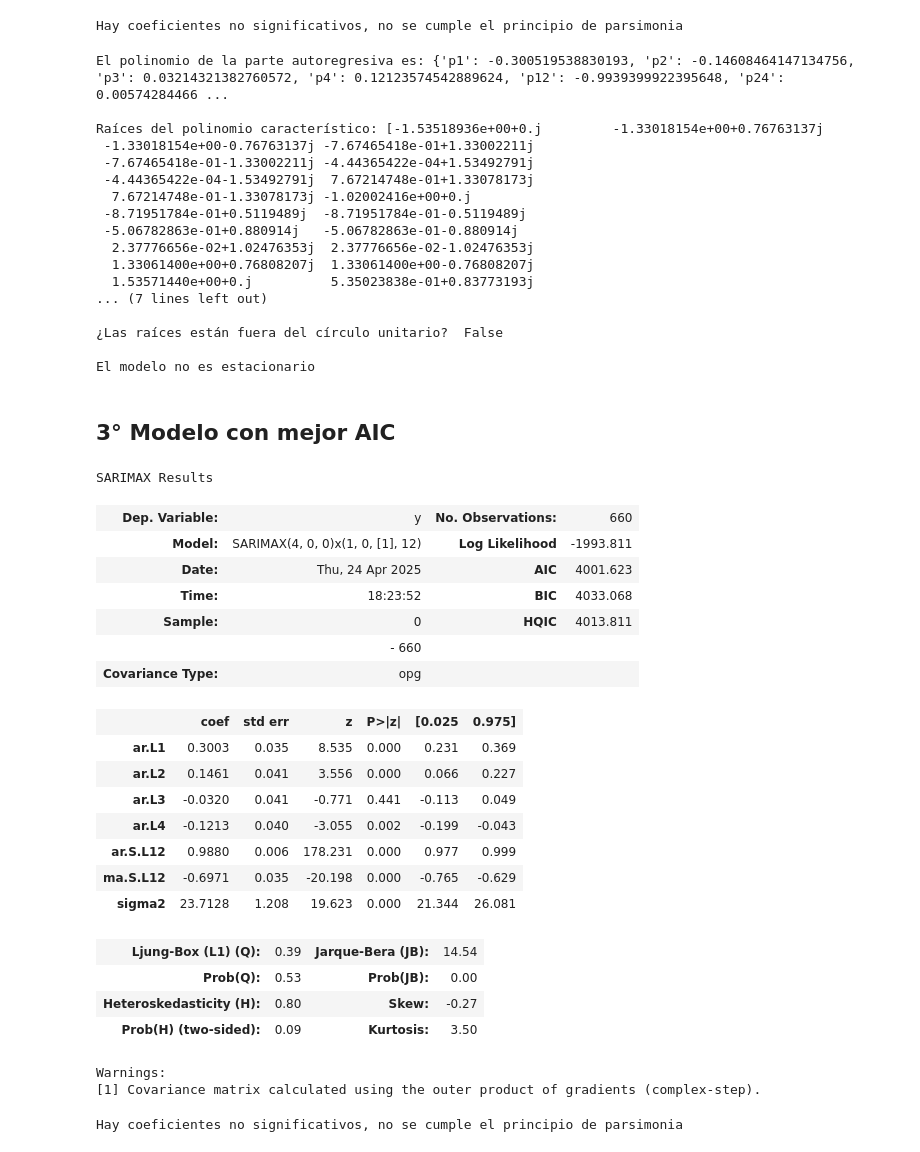
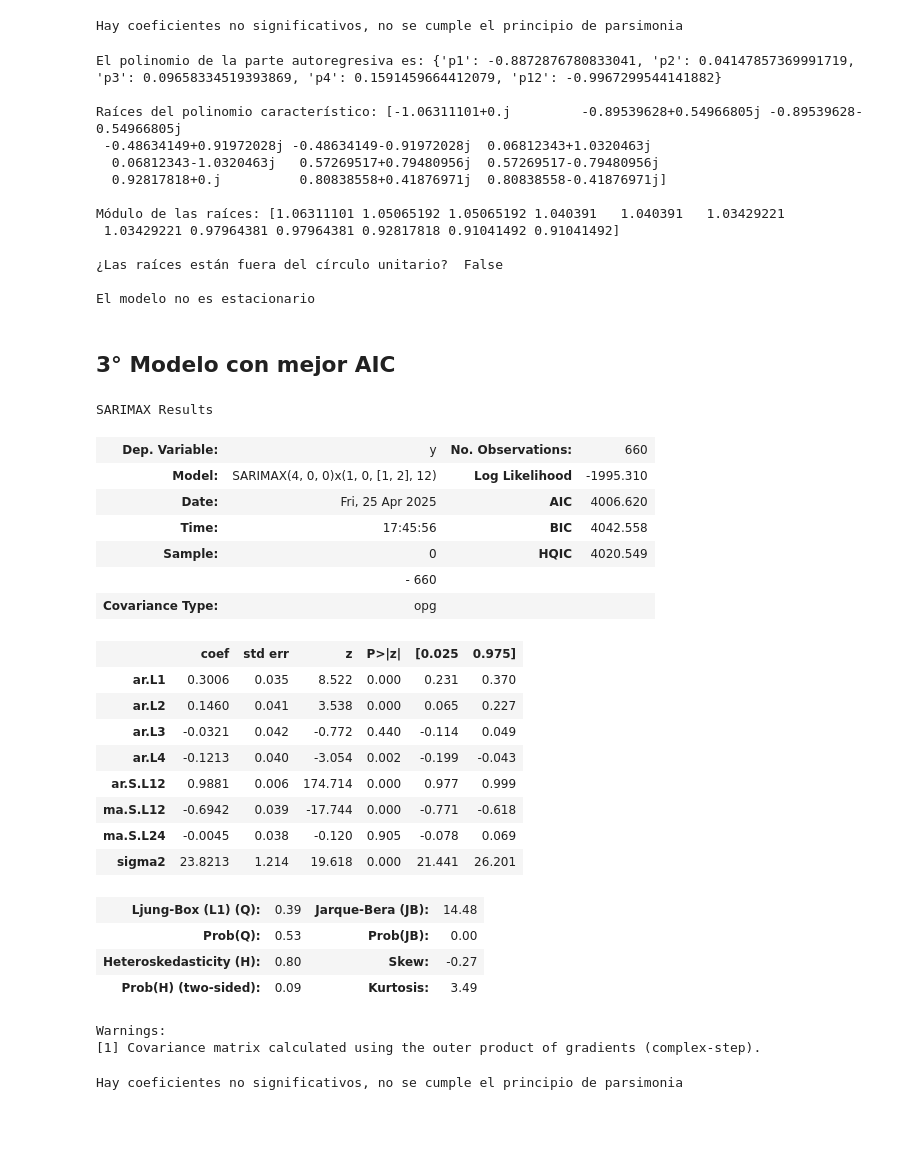
Before and after one commit to heritaco/Time-Series, a Jupyter notebook: 05-SARIMA/01-Transformacion-Yeo-Johnson/03-Encontrar-Modelos-que-Cumplan.ipynb, the cells around one changed output. Cells and saved outputs as stored; diff of their text form; code cells hidden in the pictures; blank space fills up the shorter version.

```diff
--- a/05-SARIMA/01-Transformacion-Yeo-Johnson/03-Encontrar-Modelos-que-Cumplan.ipynb
+++ b/05-SARIMA/01-Transformacion-Yeo-Johnson/03-Encontrar-Modelos-que-Cumplan.ipynb
@@ -53,19 +53,18 @@ date = date.astype(str).str.replace(r'(\d{4})(\d{2})', r'\1/\2', regex=True)
 date = pd.to_datetime(date, format='%Y/%m')                                     # Lo convertimos en fecha
 pre = pd.Series(pre.values, index=date)                                         # Creamos una Serie
 
+# Partir la serie para train y test
+pre_total = pre.copy()          # Copia de la serie original
+
+# Todas hasta los ultimos 12 meses
+pre = pre_total[:-12]           # Entrenamiento: todos menos los últimos 12 meses
+pre_test = pre_total[-12:]      # Test: últimos 12 meses
+
 X = pre.values.reshape(-1, 1)
 
 # Ajuste original para obtener lambda estimado
 pt = PowerTransformer(method='yeo-johnson', standardize=False)
 ypre = pt.fit_transform(X)
-lambda_est = pt.lambdas_[0]
-
-# Partir la serie para train y test
-ypre_total = ypre.copy()          # Copia de la serie original
-
-# Todas hasta los ultimos 12 meses
-ypre = ypre_total[:-12]           # Entrenamiento: todos menos los últimos 12 meses
-ypre_test = ypre_total[-12:]      # Test: últimos 12 meses
 # %% [markdown]
 # **MODELADO**
 # %%
@@ -186,19 +160,15 @@ Hay coeficientes no significativos, no se cumple el principio de parsimonia
 # %%
 estacionario(modelo)
 # %% [output]
-El polinomio de la parte autoregresiva es: {'p1': -0.300519538830193, 'p2': -0.14608464147134756, 'p3': 0.03214321382760572, 'p4': 0.12123574542889624, 'p12': -0.9939399922395648, 'p24': 0.00574284466 ...
+El polinomio de la parte autoregresiva es: {'p1': -0.8872876780833041, 'p2': 0.04147857369991719, 'p3': 0.09658334519393869, 'p4': 0.1591459664412079, 'p12': -0.9967299544141882}
 
-Raíces del polinomio característico: [-1.53518936e+00+0.j         -1.33018154e+00+0.76763137j
- -1.33018154e+00-0.76763137j -7.67465418e-01+1.33002211j
- -7.67465418e-01-1.33002211j -4.44365422e-04+1.53492791j
- -4.44365422e-04-1.53492791j  7.67214748e-01+1.33078173j
-  7.67214748e-01-1.33078173j -1.02002416e+00+0.j
- -8.71951784e-01+0.5119489j  -8.71951784e-01-0.5119489j
- -5.06782863e-01+0.880914j   -5.06782863e-01-0.880914j
-  2.37776656e-02+1.02476353j  2.37776656e-02-1.02476353j
-  1.33061400e+00+0.76808207j  1.33061400e+00-0.76808207j
-  1.53571440e+00+0.j          5.35023838e-01+0.83773193j
-... (7 lines left out)
+Raíces del polinomio característico: [-1.06311101+0.j         -0.89539628+0.54966805j -0.89539628-0.54966805j
+ -0.48634149+0.91972028j -0.48634149-0.91972028j  0.06812343+1.0320463j
+  0.06812343-1.0320463j   0.57269517+0.79480956j  0.57269517-0.79480956j
+  0.92817818+0.j          0.80838558+0.41876971j  0.80838558-0.41876971j]
+
+Módulo de las raíces: [1.06311101 1.05065192 1.05065192 1.040391   1.040391   1.03429221
+ 1.03429221 0.97964381 0.97964381 0.92817818 0.91041492 0.91041492]
 
 ¿Las raíces están fuera del círculo unitario?  False
 
@@ -208,30 +178,31 @@ El modelo no es estacionario
 # %%
 modelo=SARIMAX(ypre,
                order=(4,0,0),
-               seasonal_order=(1,0,1,12)).fit()
+               seasonal_order=(1,0,2,12)).fit()
 
 modelo.summary()
 # %% [output]
 SARIMAX Results
 | Dep. Variable: | y | No. Observations: | 660 |
-| Model: | SARIMAX(4, 0, 0)x(1, 0, [1], 12) | Log Likelihood | -1993.811 |
-| Date: | Thu, 24 Apr 2025 | AIC | 4001.623 |
-| Time: | 18:23:52 | BIC | 4033.068 |
-| Sample: | 0 | HQIC | 4013.811 |
+| Model: | SARIMAX(4, 0, 0)x(1, 0, [1, 2], 12) | Log Likelihood | -1995.310 |
+| Date: | Fri, 25 Apr 2025 | AIC | 4006.620 |
+| Time: | 17:45:56 | BIC | 4042.558 |
+| Sample: | 0 | HQIC | 4020.549 |
 |  | - 660 |  |  |
 | Covariance Type: | opg |  |  |
 |  | coef | std err | z | P>|z| | [0.025 | 0.975] |
-| ar.L1 | 0.3003 | 0.035 | 8.535 | 0.000 | 0.231 | 0.369 |
-| ar.L2 | 0.1461 | 0.041 | 3.556 | 0.000 | 0.066 | 0.227 |
-| ar.L3 | -0.0320 | 0.041 | -0.771 | 0.441 | -0.113 | 0.049 |
-| ar.L4 | -0.1213 | 0.040 | -3.055 | 0.002 | -0.199 | -0.043 |
-| ar.S.L12 | 0.9880 | 0.006 | 178.231 | 0.000 | 0.977 | 0.999 |
-| ma.S.L12 | -0.6971 | 0.035 | -20.198 | 0.000 | -0.765 | -0.629 |
-| sigma2 | 23.7128 | 1.208 | 19.623 | 0.000 | 21.344 | 26.081 |
+| ar.L1 | 0.3006 | 0.035 | 8.522 | 0.000 | 0.231 | 0.370 |
+| ar.L2 | 0.1460 | 0.041 | 3.538 | 0.000 | 0.065 | 0.227 |
+| ar.L3 | -0.0321 | 0.042 | -0.772 | 0.440 | -0.114 | 0.049 |
+| ar.L4 | -0.1213 | 0.040 | -3.054 | 0.002 | -0.199 | -0.043 |
+| ar.S.L12 | 0.9881 | 0.006 | 174.714 | 0.000 | 0.977 | 0.999 |
+| ma.S.L12 | -0.6942 | 0.039 | -17.744 | 0.000 | -0.771 | -0.618 |
+| ma.S.L24 | -0.0045 | 0.038 | -0.120 | 0.905 | -0.078 | 0.069 |
+| sigma2 | 23.8213 | 1.214 | 19.618 | 0.000 | 21.441 | 26.201 |
-| Ljung-Box (L1) (Q): | 0.39 | Jarque-Bera (JB): | 14.54 |
+| Ljung-Box (L1) (Q): | 0.39 | Jarque-Bera (JB): | 14.48 |
 | Prob(Q): | 0.53 | Prob(JB): | 0.00 |
 | Heteroskedasticity (H): | 0.80 | Skew: | -0.27 |
-| Prob(H) (two-sided): | 0.09 | Kurtosis: | 3.50 |
+| Prob(H) (two-sided): | 0.09 | Kurtosis: | 3.49 |
 Warnings:
 [1] Covariance matrix calculated using the outer product of gradients (complex-step).
 # %%
```
Also changed, not shown: parts of 143 cells of this notebook, 14 other files.
